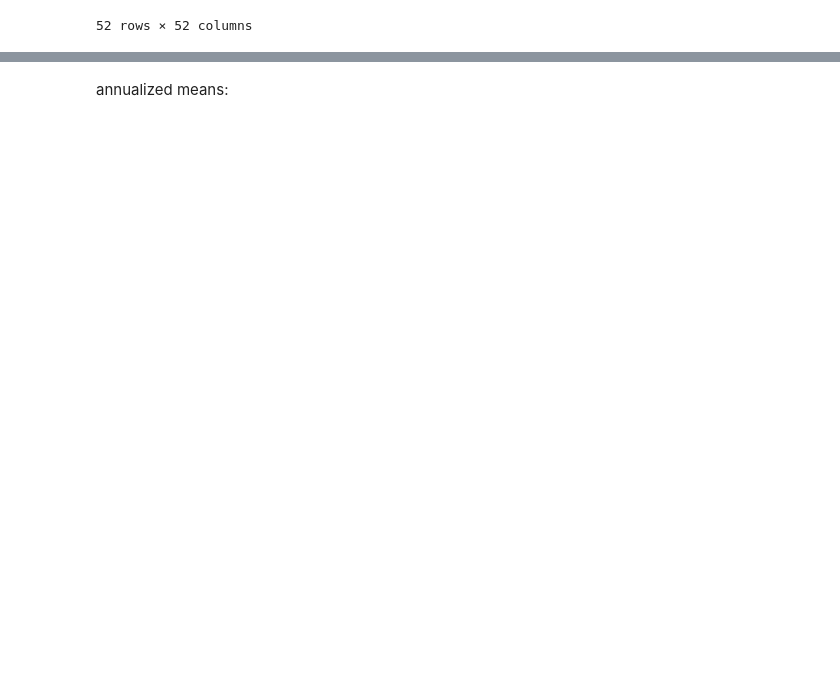
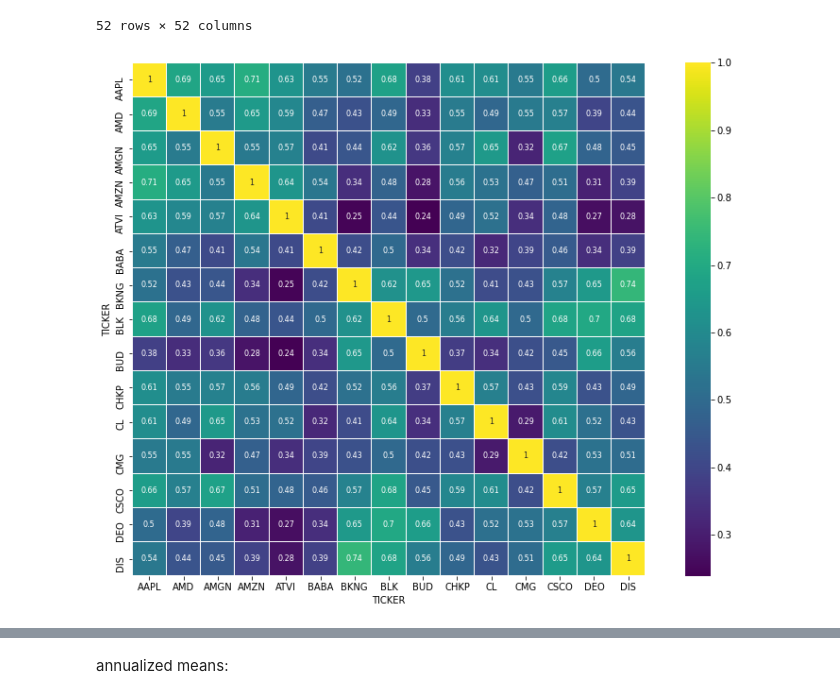
Before and after one commit to lukaskoerber/Portfolio-Optimization, a Jupyter notebook: markowitz_portfolio_optimization.ipynb, the cells around one changed output, grey strips where cells are left out. Drawn from its saved outputs; the diff is of its cells as text; code cells hidden in the pictures; blank space fills up the shorter version.

Commit message:
added a few plots

```diff
--- a/markowitz_portfolio_optimization.ipynb
+++ b/markowitz_portfolio_optimization.ipynb
@@ -156,6 +156,11 @@ correlation_matrix
 | ZBH | 0.457626 | 0.360018 | 0.408404 | 0.268440 | 0.147487 | 0.334457 | 0.642314 | 0.636551 | 0.571857 | 0.381399 | ... | ... |
 | ZM | 0.087926 | 0.155233 | -0.051874 | 0.265390 | 0.266049 | 0.170505 | -0.192720 | -0.082135 | -0.134136 | -0.009181 | ... | ... |
 52 rows × 52 columns
+# %%
+plt.figure(figsize=(15, 10))
+sns.heatmap(correlation_matrix.iloc[:15, :15], cmap='viridis', linewidths=0.1, annot=True, annot_kws={"size": 8}, square=True);
+# %% [output]
+[figure, added]
 # %%
 var_covariance_matrix = returns.cov()
 var_covariance_matrix
```
Also changed, not shown: parts of 6 cells of this notebook.
